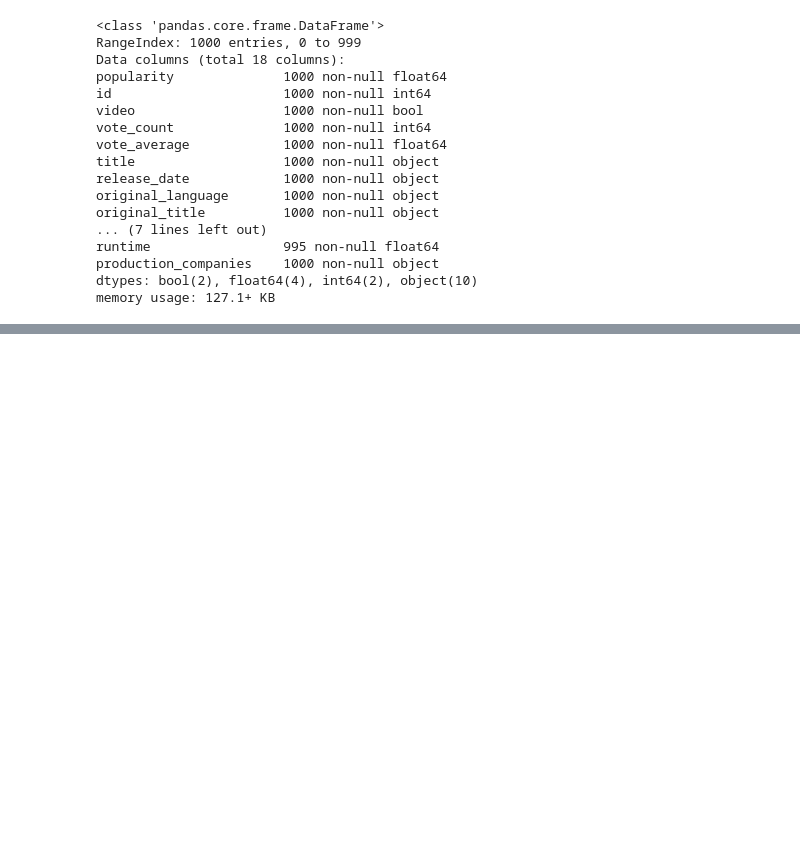
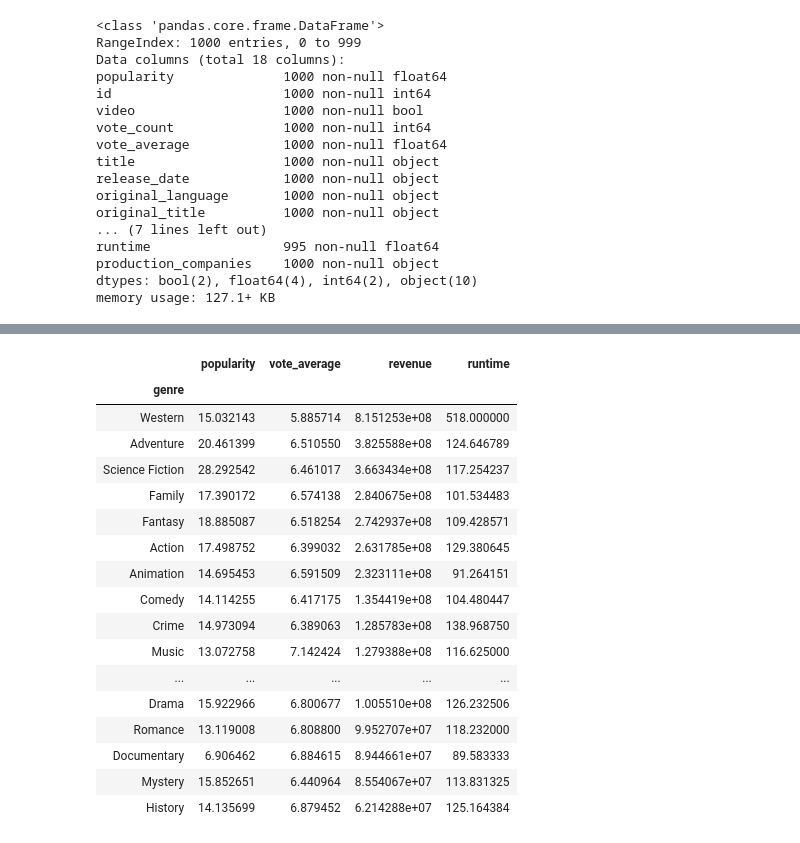
Before and after one commit to bellisor/DS051120-Mod1-Project-Brad-Kenny, a Jupyter notebook: koh_eda.ipynb, the cells around one changed output, grey strips where cells are left out. Cells and saved outputs as stored; diff of their text form; code cells hidden in the pictures; blank space fills up the shorter version.

```diff
--- a/koh_eda.ipynb
+++ b/koh_eda.ipynb
@@ -36,0 +86,22 @@ KeyError: 'genre'
+# %%
+df2_mean = df2.groupby('genre').mean().sort_values(by='revenue', ascending=False)
+df2_mean
+# %% [output]
+|  | popularity | vote_average | revenue | runtime |
+| genre |  |  |  |  |
+| Western | 15.032143 | 5.885714 | 8.151253e+08 | 518.000000 |
+| Adventure | 20.461399 | 6.510550 | 3.825588e+08 | 124.646789 |
+| Science Fiction | 28.292542 | 6.461017 | 3.663434e+08 | 117.254237 |
+| Family | 17.390172 | 6.574138 | 2.840675e+08 | 101.534483 |
+| Fantasy | 18.885087 | 6.518254 | 2.742937e+08 | 109.428571 |
+| Action | 17.498752 | 6.399032 | 2.631785e+08 | 129.380645 |
+| Animation | 14.695453 | 6.591509 | 2.323111e+08 | 91.264151 |
+| Comedy | 14.114255 | 6.417175 | 1.354419e+08 | 104.480447 |
+| Crime | 14.973094 | 6.389063 | 1.285783e+08 | 138.968750 |
+| Music | 13.072758 | 7.142424 | 1.279388e+08 | 116.625000 |
+| ... | ... | ... | ... | ... |
+| Drama | 15.922966 | 6.800677 | 1.005510e+08 | 126.232506 |
+| Romance | 13.119008 | 6.808800 | 9.952707e+07 | 118.232000 |
+| Documentary | 6.906462 | 6.884615 | 8.944661e+07 | 89.583333 |
+| Mystery | 15.852651 | 6.440964 | 8.554067e+07 | 113.831325 |
+| History | 14.135699 | 6.879452 | 6.214288e+07 | 125.164384 |
```
Also changed, not shown: parts of 13 cells of this notebook, 1 other file.
